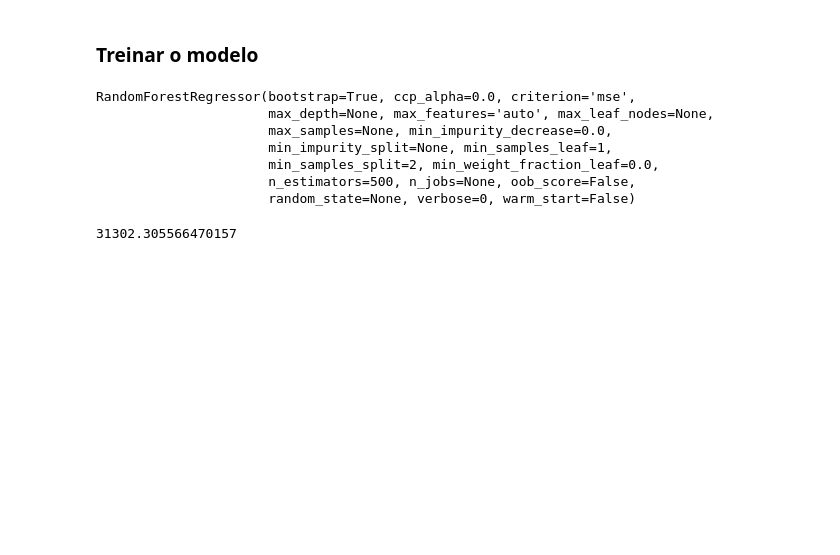
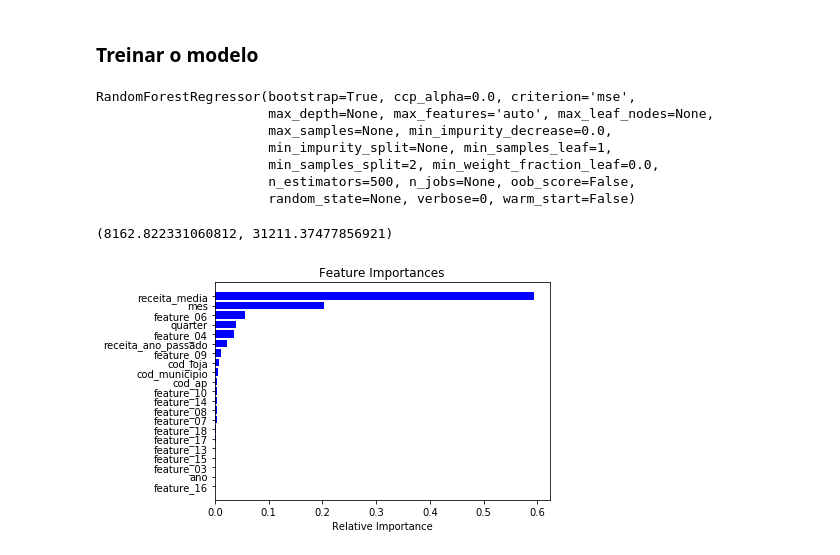
Before and after one commit to BeeData-USP/usp-vs-ufmg, a Jupyter notebook: zurita/randomForest.ipynb, the cells around one changed output. Cells and saved outputs as stored; diff of their text form; code cells hidden in the pictures; blank space fills up the shorter version.

Commit message:
added feature importance

```diff
--- a/zurita/randomForest.ipynb
+++ b/zurita/randomForest.ipynb
@@ -227,7 +213,21 @@ RandomForestRegressor(bootstrap=True, ccp_alpha=0.0, criterion='mse',
                       n_estimators=500, n_jobs=None, oob_score=False,
                       random_state=None, verbose=0, warm_start=False)
 # %%
-y_pred = rf.predict(X_test)
-np.sqrt(mean_squared_error(y_test, y_pred))
+y_test_pred = rf.predict(X_test)
+y_train_pred = rf.predict(X_train)
+np.sqrt(mean_squared_error(y_train, y_train_pred)), np.sqrt(mean_squared_error(y_test, y_test_pred))
 # %% [output]
-31302.305566470157
+(8162.822331060812, 31211.37477856921)
+# %%
+def print_feature_importances(model, cols):
+    features = cols
+    importances = model.feature_importances_
+    indices = np.argsort(importances)
+    plt.title('Feature Importances')
+    plt.barh(range(len(indices)), importances[indices], color='b', align='center')
+    plt.yticks(range(len(indices)), [features[i] for i in indices])
+    plt.xlabel('Relative Importance');
+
+print_feature_importances(rf, X_train.columns)
+# %% [output]
+[figure, added]
```
Also changed, not shown: parts of 3 cells of this notebook.
